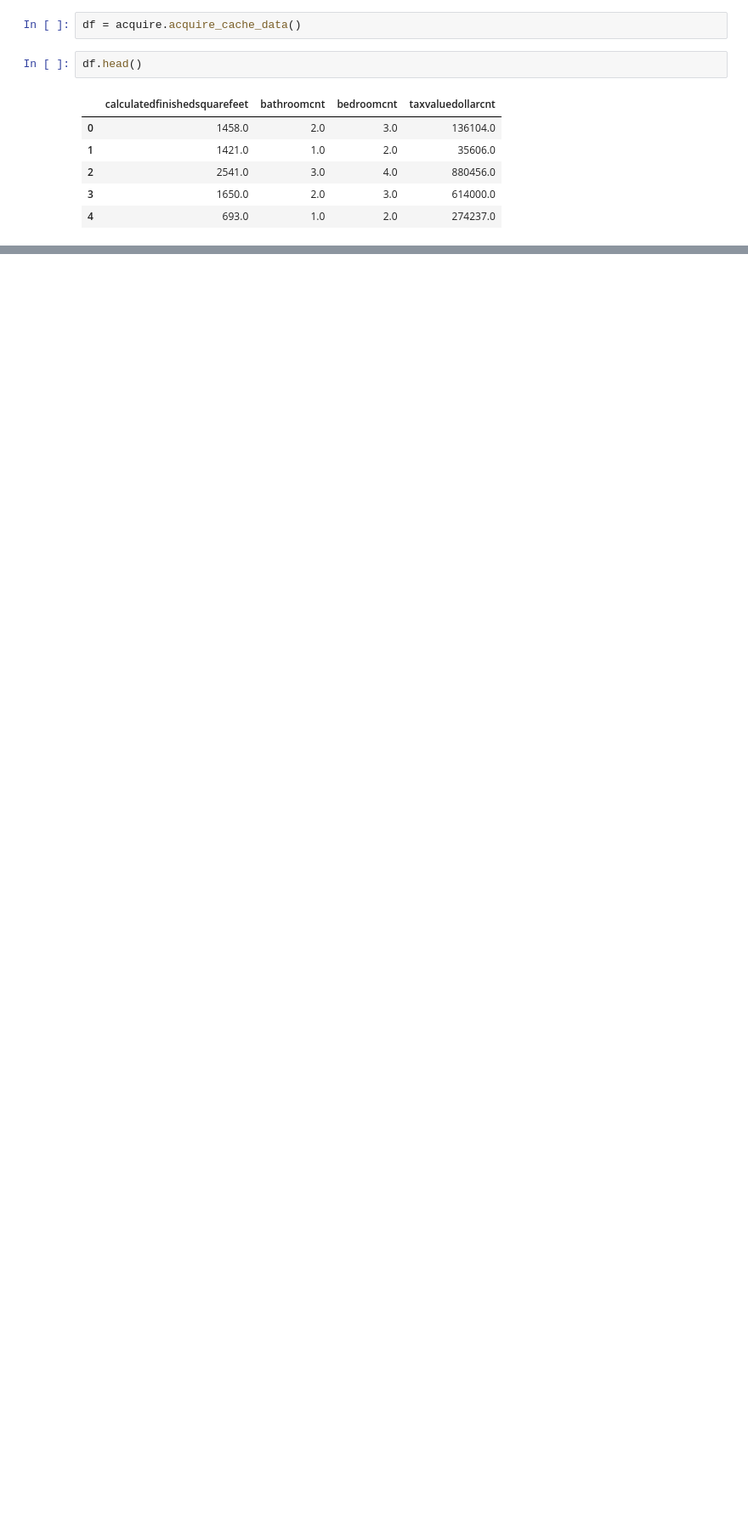
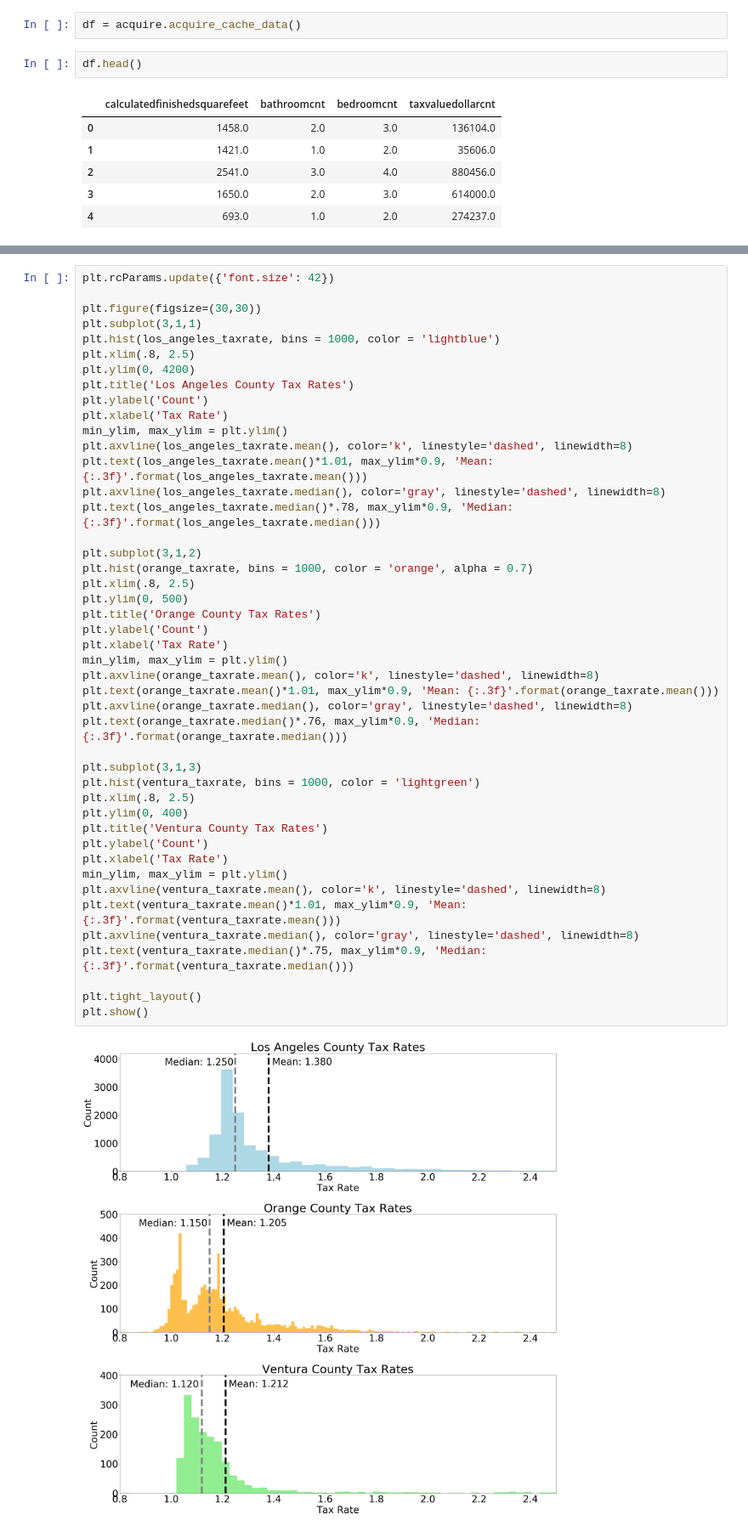
Before and after one commit to Estimating-Home-Value/Predicting-Tax-Assessed-Home-Values, a Jupyter notebook: scratchpad_adam.ipynb, the cells around one changed output, grey strips where cells are left out. Shown at 85% size. Drawn from its saved outputs; the diff is of its cells as text; blank space fills up the shorter version.

```diff
--- a/scratchpad_adam.ipynb
+++ b/scratchpad_adam.ipynb
@@ -36,0 +115,47 @@ df.head()
+# %%
+plt.rcParams.update({'font.size': 42})
+
+plt.figure(figsize=(30,30))
+plt.subplot(3,1,1)
+plt.hist(los_angeles_taxrate, bins = 1000, color = 'lightblue')
+plt.xlim(.8, 2.5)
+plt.ylim(0, 4200)
+plt.title('Los Angeles County Tax Rates')
+plt.ylabel('Count')
+plt.xlabel('Tax Rate')
+min_ylim, max_ylim = plt.ylim()
+plt.axvline(los_angeles_taxrate.mean(), color='k', linestyle='dashed', linewidth=8)
+plt.text(los_angeles_taxrate.mean()*1.01, max_ylim*0.9, 'Mean: {:.3f}'.format(los_angeles_taxrate.mean()))
+plt.axvline(los_angeles_taxrate.median(), color='gray', linestyle='dashed', linewidth=8)
+plt.text(los_angeles_taxrate.median()*.78, max_ylim*0.9, 'Median: {:.3f}'.format(los_angeles_taxrate.median()))
+
+plt.subplot(3,1,2)
+plt.hist(orange_taxrate, bins = 1000, color = 'orange', alpha = 0.7)
+plt.xlim(.8, 2.5)
+plt.ylim(0, 500)
+plt.title('Orange County Tax Rates')
+plt.ylabel('Count')
+plt.xlabel('Tax Rate')
+min_ylim, max_ylim = plt.ylim()
+plt.axvline(orange_taxrate.mean(), color='k', linestyle='dashed', linewidth=8)
+plt.text(orange_taxrate.mean()*1.01, max_ylim*0.9, 'Mean: {:.3f}'.format(orange_taxrate.mean()))
+plt.axvline(orange_taxrate.median(), color='gray', linestyle='dashed', linewidth=8)
+plt.text(orange_taxrate.median()*.76, max_ylim*0.9, 'Median: {:.3f}'.format(orange_taxrate.median()))
+
+plt.subplot(3,1,3)
+plt.hist(ventura_taxrate, bins = 1000, color = 'lightgreen')
+plt.xlim(.8, 2.5)
+plt.ylim(0, 400)
+plt.title('Ventura County Tax Rates')
+plt.ylabel('Count')
+plt.xlabel('Tax Rate')
+min_ylim, max_ylim = plt.ylim()
+plt.axvline(ventura_taxrate.mean(), color='k', linestyle='dashed', linewidth=8)
+plt.text(ventura_taxrate.mean()*1.01, max_ylim*0.9, 'Mean: {:.3f}'.format(ventura_taxrate.mean()))
+plt.axvline(ventura_taxrate.median(), color='gray', linestyle='dashed', linewidth=8)
+plt.text(ventura_taxrate.median()*.75, max_ylim*0.9, 'Median: {:.3f}'.format(ventura_taxrate.median()))
+
+plt.tight_layout()
+plt.show()
+# %% [output]
+[figure, added]
```
Also changed, not shown: parts of 8 cells of this notebook.
